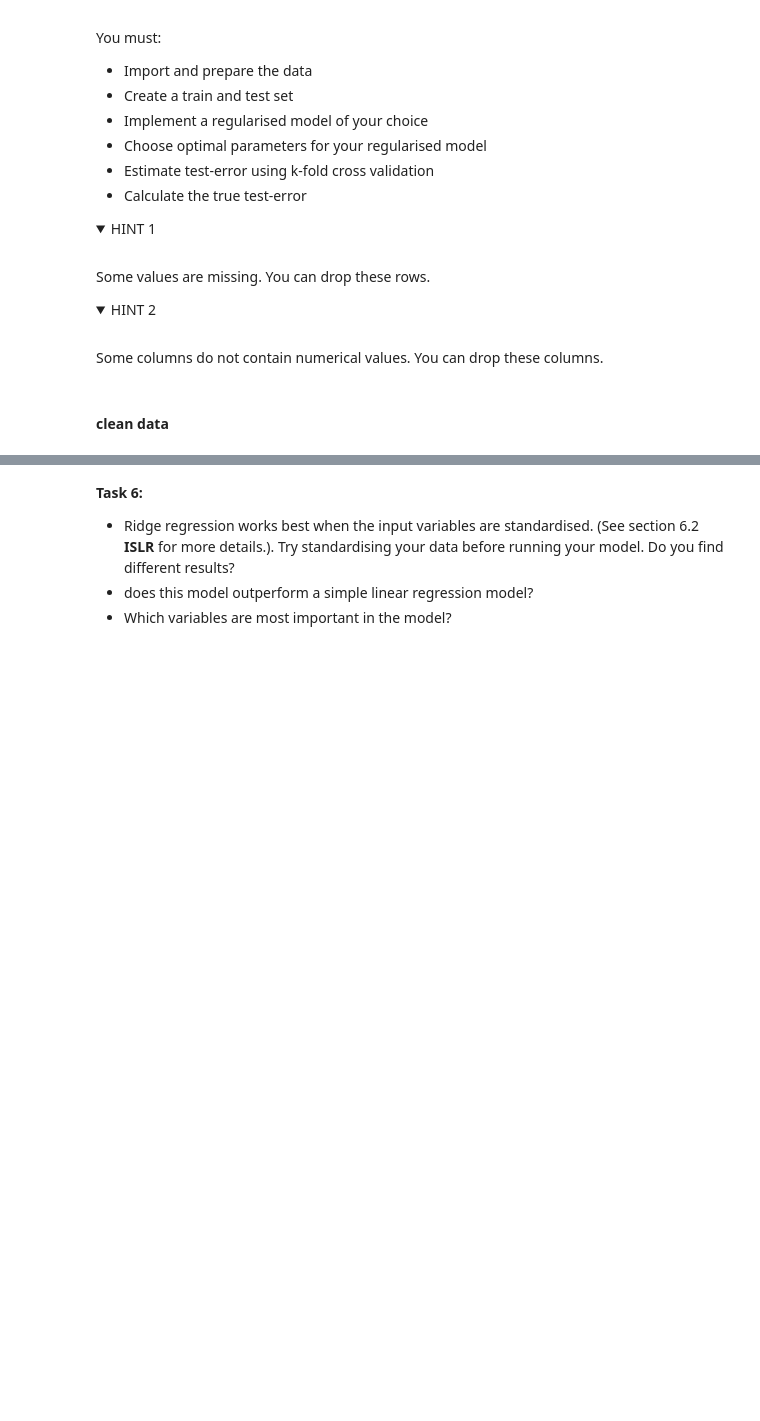
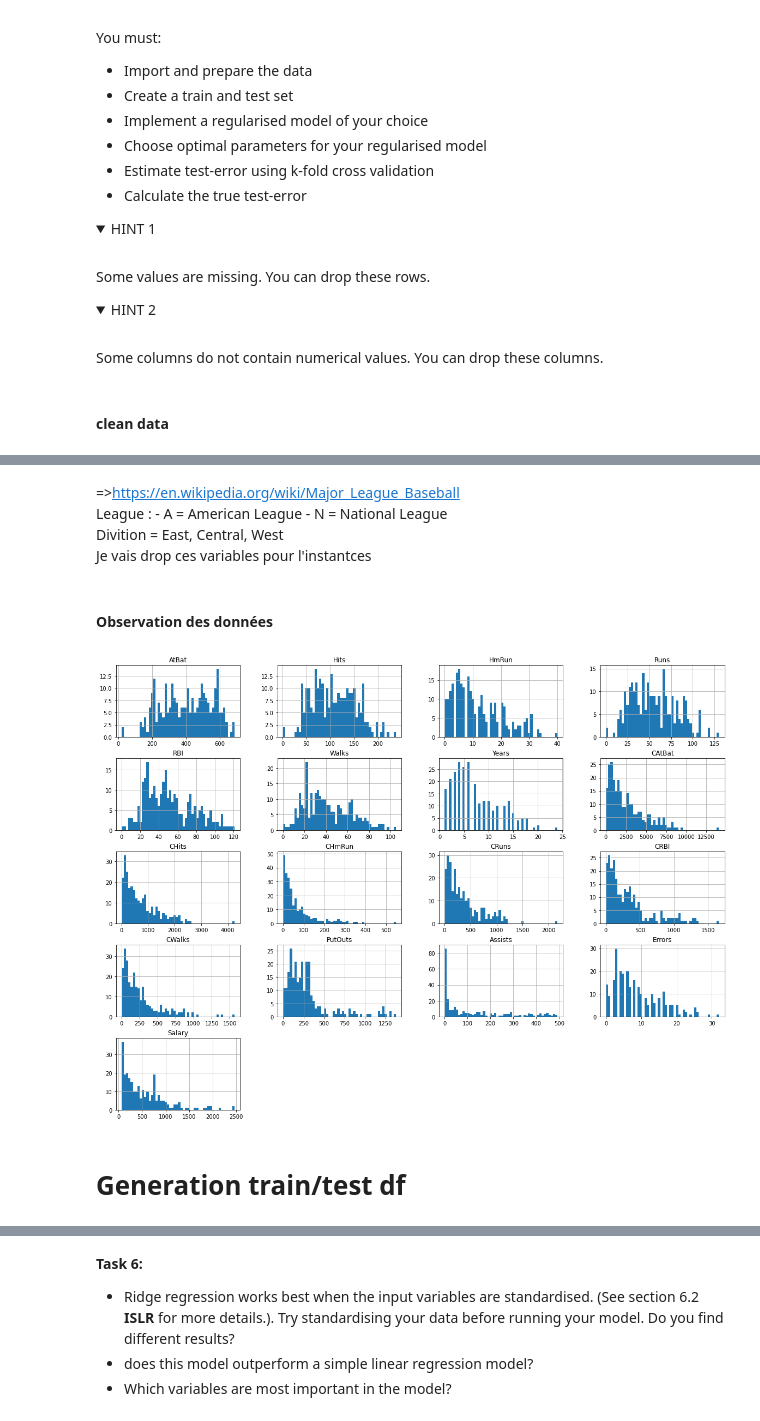
Before and after one commit to RaphaelBouvet/stats_3, a Jupyter notebook: Notebooks/03-CrossValidation&Regularisation.ipynb, the cells around one changed output, grey strips where cells are left out. Saved outputs shown, nothing was run; the diff lists cells and outputs as text; code cells hidden in the pictures; folded sections open; blank space fills up the shorter version.

Commit message:
commencement baseball model

```diff
--- a/Notebooks/03-CrossValidation&Regularisation.ipynb
+++ b/Notebooks/03-CrossValidation&Regularisation.ipynb
@@ -542,5 +543,5 @@ Some columns do not contain numerical values. You can drop these columns.
 #### clean data
 # %%
 #### note data is in the Hitters.csv file
-
+baseball = pd.read_csv('data/Hitters.csv')
 #### your solution here
@@ -546,0 +577,2 @@ Some columns do not contain numerical values. You can drop these columns.
+# %%
+baseball = baseball.dropna(how='any')
@@ -546,0 +592,16 @@ Some columns do not contain numerical values. You can drop these columns.
+# %% [markdown]
+=>https://en.wikipedia.org/wiki/Major_League_Baseball
+League :  - A = American League
+          - N = National League
+Divition = East, Central, West
+Je vais drop ces variables pour l'instantces
+# %%
+baseball_dp = baseball.drop(['Unnamed: 0','League','Division','NewLeague'],axis=1)
+# %% [markdown]
+#### Observation des données
+# %%
+baseball_dp.hist(bins=50, figsize=(20,15));
+# %% [output]
+[figure, added]
+# %% [markdown]
+# Generation train/test df
```
Also changed, not shown: parts of 11 cells of this notebook, 1 other file.
